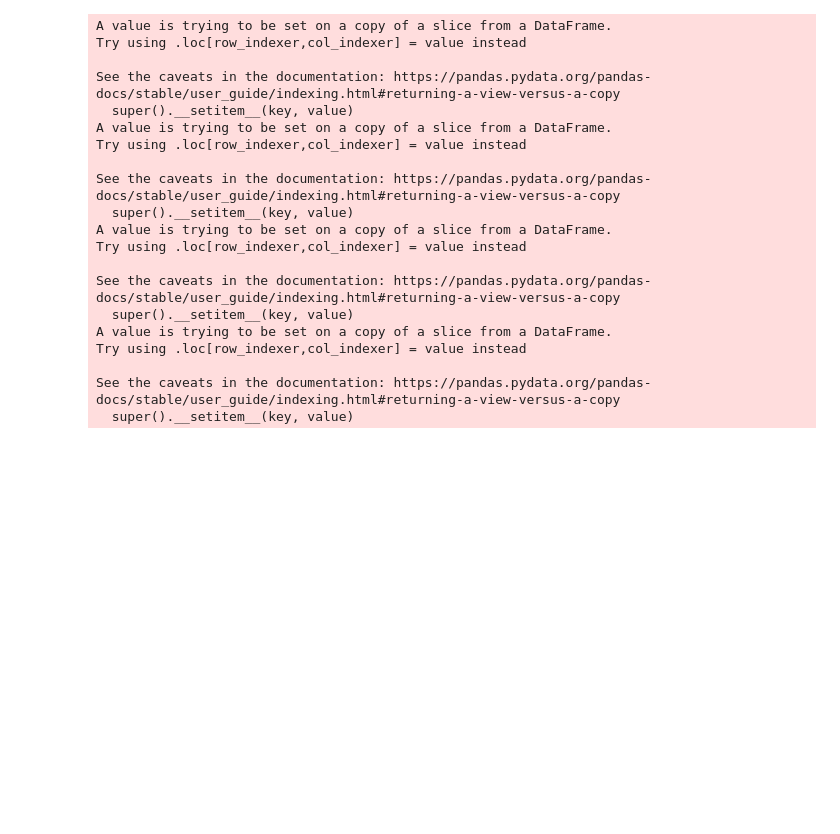
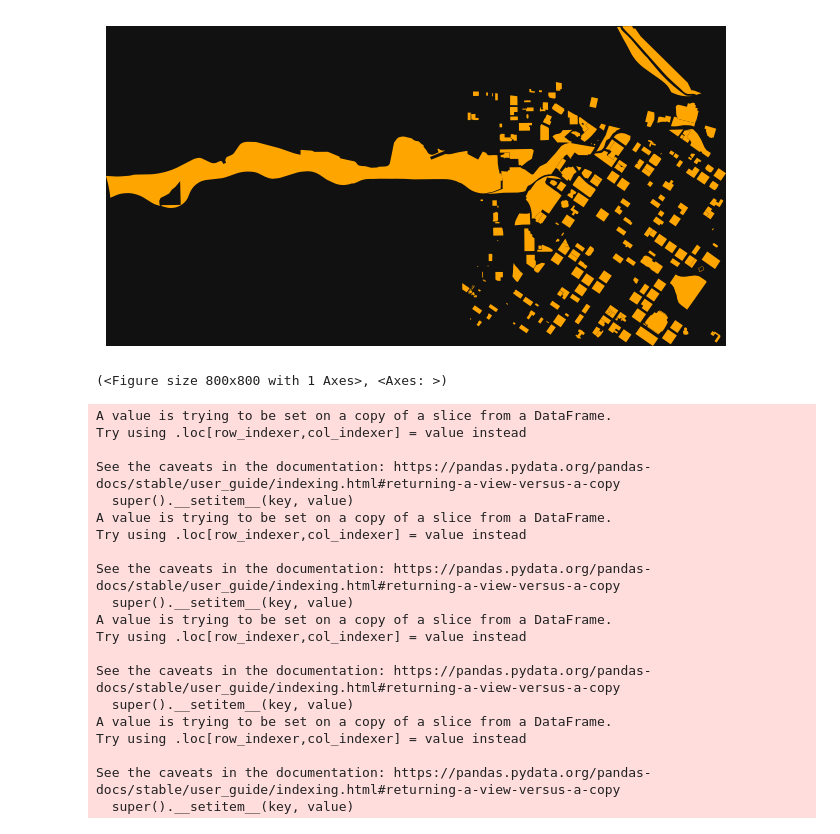
Before and after one commit to cadentj/qwang-research, a Jupyter notebook: working/data_sourcing/osm_poi.ipynb, the cells around one changed output. Drawn from its saved outputs; the diff is of its cells as text; code cells hidden in the pictures; blank space fills up the shorter version.

```diff
--- a/working/data_sourcing/osm_poi.ipynb
+++ b/working/data_sourcing/osm_poi.ipynb
@@ -13,3 +19,8 @@ houston_geo = ox.features_from_address(PLACE_NAME, tags={'amenity':True,
+# %%
+ox.plot_footprints(houston_geo)
+# %% [output]
+[figure, added]
+(<Figure size 800x800 with 1 Axes>, <Axes: >)
 # %%
 selected_amenities = ['school', 'place_of_worship', 'courthouse', 'police',
        'restaurant', 'theatre', 'cinema',
```
Also changed, not shown: parts of 2 cells of this notebook, 12 other files.
